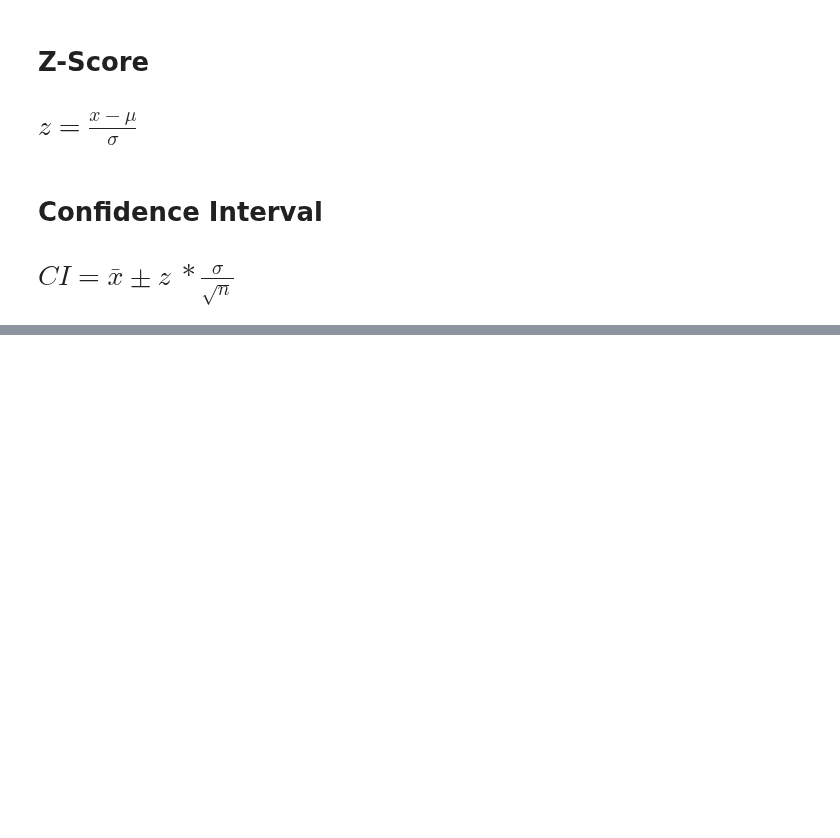
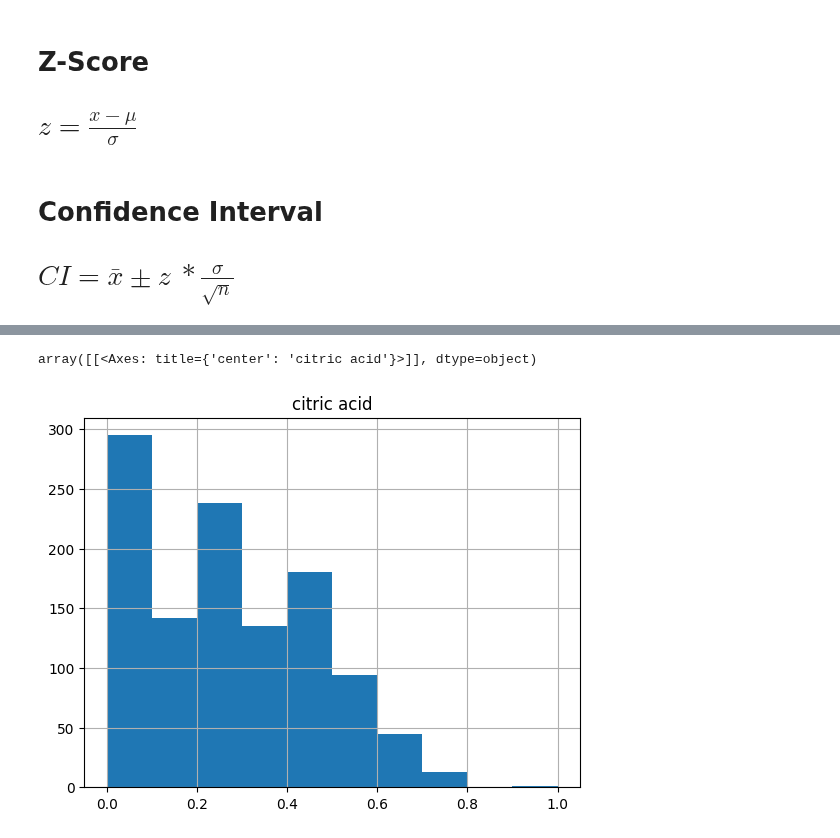
Before and after one commit to FarzanaAkhi/business-analysis-p1, a Jupyter notebook: notebooks/intermediary_Statistics.ipynb, the cells around one changed output, grey strips where cells are left out. Cells and saved outputs as stored; diff of their text form; code cells hidden in the pictures; blank space fills up the shorter version.

```diff
--- a/notebooks/intermediary_Statistics.ipynb
+++ b/notebooks/intermediary_Statistics.ipynb
@@ -297,0 +300,6 @@ st.norm.interval(confidence= 0.95,
+# %%
+#Histogram
+data[['citric acid']].hist()
+# %% [output]
+array([[<Axes: title={'center': 'citric acid'}>]], dtype=object)
+[figure, added]
```
Also changed, not shown: parts of 1 cell of this notebook.
